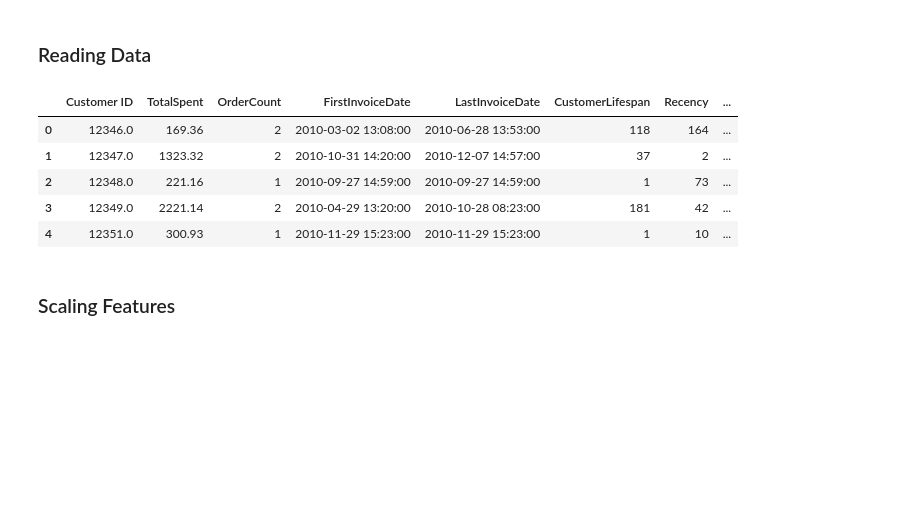
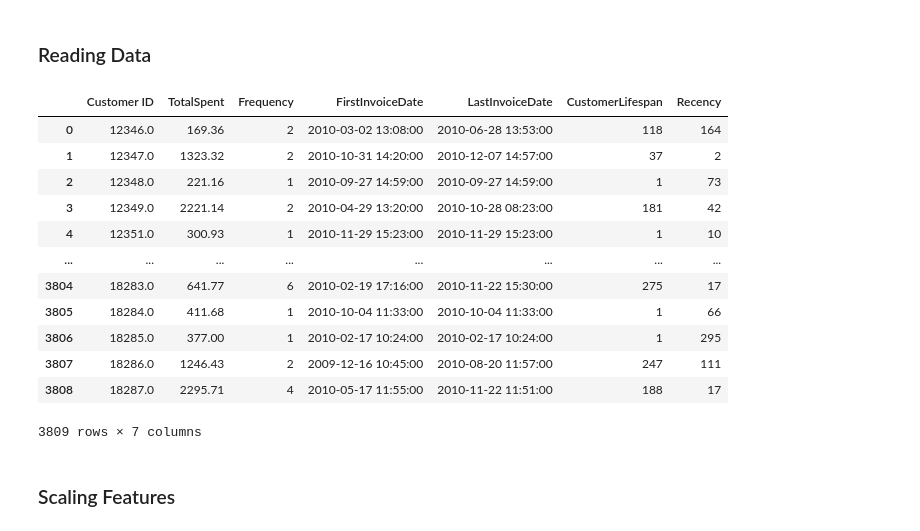
Before and after one commit to YashChowdhary34/multichannel_ETL_segmentation_analysis, a Jupyter notebook: notebooks/customer_segmentation.ipynb, the cells around one changed output. Saved outputs shown, nothing was run; the diff lists cells and outputs as text; code cells hidden in the pictures; blank space fills up the shorter version.

```diff
--- a/notebooks/customer_segmentation.ipynb
+++ b/notebooks/customer_segmentation.ipynb
@@ -13,14 +13,21 @@ import seaborn as sns
 
 customer_metrics = pd.read_csv('../data/processed/customer_metrics_without_outliers.csv')
 # %%
-customer_metrics.head()
+customer_metrics
 # %% [output]
-|  | Customer ID | TotalSpent | OrderCount | FirstInvoiceDate | LastInvoiceDate | CustomerLifespan | Recency | ... |
-| 0 | 12346.0 | 169.36 | 2 | 2010-03-02 13:08:00 | 2010-06-28 13:53:00 | 118 | 164 | ... |
-| 1 | 12347.0 | 1323.32 | 2 | 2010-10-31 14:20:00 | 2010-12-07 14:57:00 | 37 | 2 | ... |
-| 2 | 12348.0 | 221.16 | 1 | 2010-09-27 14:59:00 | 2010-09-27 14:59:00 | 1 | 73 | ... |
-| 3 | 12349.0 | 2221.14 | 2 | 2010-04-29 13:20:00 | 2010-10-28 08:23:00 | 181 | 42 | ... |
-| 4 | 12351.0 | 300.93 | 1 | 2010-11-29 15:23:00 | 2010-11-29 15:23:00 | 1 | 10 | ... |
+|  | Customer ID | TotalSpent | Frequency | FirstInvoiceDate | LastInvoiceDate | CustomerLifespan | Recency |
+| 0 | 12346.0 | 169.36 | 2 | 2010-03-02 13:08:00 | 2010-06-28 13:53:00 | 118 | 164 |
+| 1 | 12347.0 | 1323.32 | 2 | 2010-10-31 14:20:00 | 2010-12-07 14:57:00 | 37 | 2 |
+| 2 | 12348.0 | 221.16 | 1 | 2010-09-27 14:59:00 | 2010-09-27 14:59:00 | 1 | 73 |
+| 3 | 12349.0 | 2221.14 | 2 | 2010-04-29 13:20:00 | 2010-10-28 08:23:00 | 181 | 42 |
+| 4 | 12351.0 | 300.93 | 1 | 2010-11-29 15:23:00 | 2010-11-29 15:23:00 | 1 | 10 |
+| ... | ... | ... | ... | ... | ... | ... | ... |
+| 3804 | 18283.0 | 641.77 | 6 | 2010-02-19 17:16:00 | 2010-11-22 15:30:00 | 275 | 17 |
+| 3805 | 18284.0 | 411.68 | 1 | 2010-10-04 11:33:00 | 2010-10-04 11:33:00 | 1 | 66 |
+| 3806 | 18285.0 | 377.00 | 1 | 2010-02-17 10:24:00 | 2010-02-17 10:24:00 | 1 | 295 |
+| 3807 | 18286.0 | 1246.43 | 2 | 2009-12-16 10:45:00 | 2010-08-20 11:57:00 | 247 | 111 |
+| 3808 | 18287.0 | 2295.71 | 4 | 2010-05-17 11:55:00 | 2010-11-22 11:51:00 | 188 | 17 |
+3809 rows × 7 columns
 # %% [markdown]
 ### Scaling Features
 # %%
```
Also changed, not shown: parts of 20 cells of this notebook, 19 other files.
